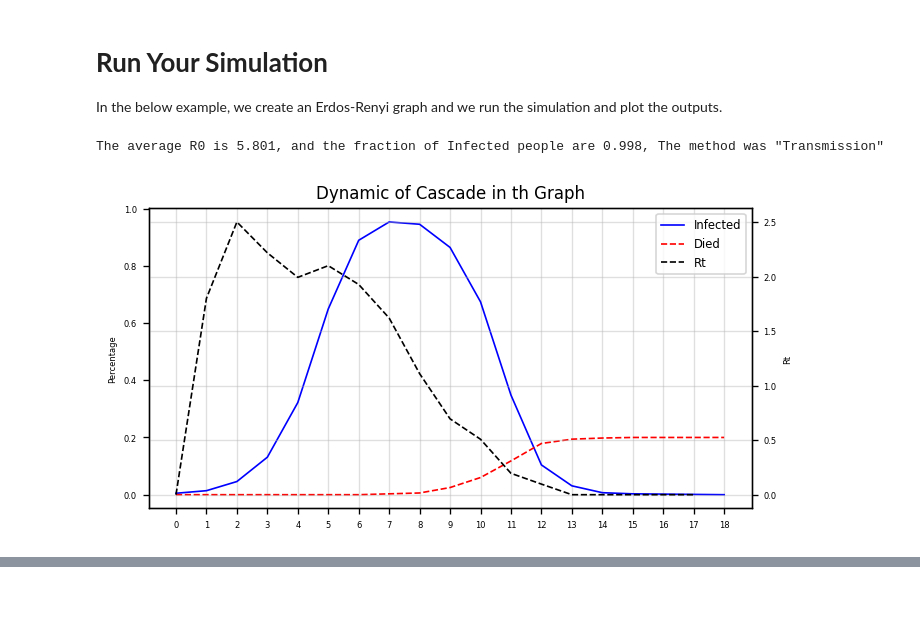
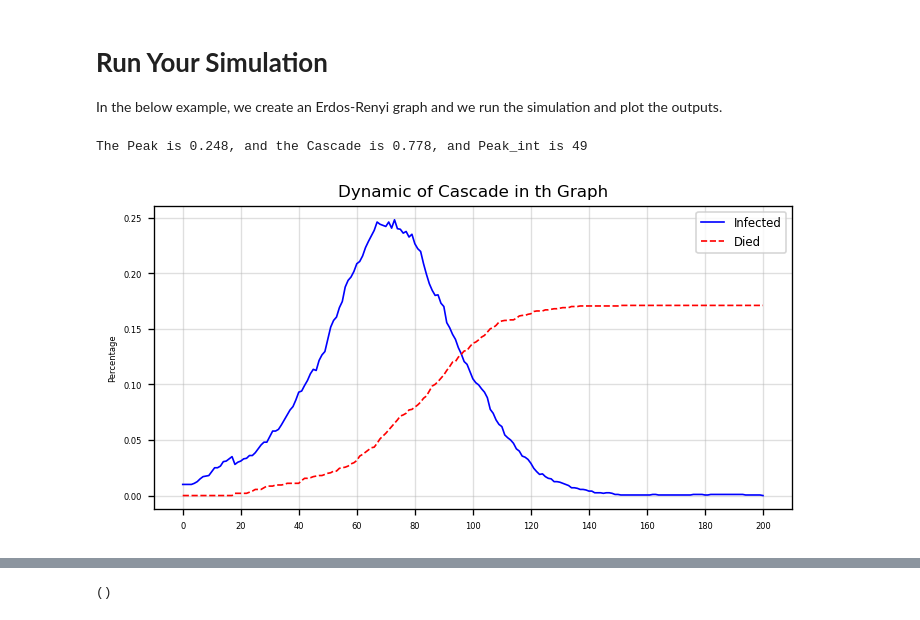
Before and after one commit to MahdiShahrabi/COVID19-Simulation, a Jupyter notebook: Time Dimension/Time_Simulation.ipynb, the cells around one changed output, grey strips where cells are left out. Cells and saved outputs as stored; diff of their text form; code cells hidden in the pictures.

```diff
--- a/Time Dimension/Time_Simulation.ipynb
+++ b/Time Dimension/Time_Simulation.ipynb
@@ -16,6 +19,0 @@ import pytz
-# %%
-## Function to geneate seed
-def generateRandSeed(num,Graph):
-    """ A simple function to generate random seed """
-    out = np.random.choice(list(range(Graph.number_of_nodes())),num,replace=False)
-    return(out)
@@ -337,21 +419,27 @@ In the below example, we create an Erdos-Renyi graph and we run the simulation a
 # %%
 %%time
 # Example
-n = 1000
-d = 40
+n = 2000
+d = 20
+c = 0.01
 G = nx.erdos_renyi_graph(n,d/n)
-edge_weight = dict(zip(G.edges(),[uniform(0.01,0.1) for x in range(len(G.edges()))]))
+# G = deepcopy(FB_Graph)
+edge_weight = dict(zip(G.edges(),[c for x in range(len(G.edges()))]))
 nx.set_edge_attributes(G,edge_weight,'weight')
 
 method = 'Transmission'
-out = Simulate_SIR_Time (deepcopy(G),Maximum_Time=10000,Seasons=[20,40,60,80],P_seasons = [1,1,1,1],
-                   Seeds = generateRandSeed(5,G), n_dr=5, q_die=0.2, n_s=2, q_s=0.3, how=method)
+out = Simulate_SIR_Time (deepcopy(G),Maximum_Time=1000,
+                       Seasons=[50,100,150,200],P_seasons = [1,1,1,1],
+                       Seeds = generateRandSeed(20,G),
+                       n_dr=17, q_die=0.2, n_exposed=3,q_symptotic=0.5, q_s=0.5,
+                       how='Transmission',
+                       time_policy={'mode':'stochastic','stochastic':{'p':1},
+                                    'deterministic':{'group_num':2,'method':'divide'}},
+                       pnt=False)
 
-print('The average R0 is {:0.3f}, and the fraction of Infected people are {:0.3f}, The method was "{}"'.format(out[2],out[3],method))
-data = out[0]
-data['Rt'] = 0
-data['Rt'].iloc[1:] = out[4]
-plot_simulation_output(Graphsize=G.number_of_nodes(),data = data,module=['Infected','Died','Rt'])
+print('The Peak is {:0.3f}, and the Cascade is {:0.3f}, and Peak_int is {}'.format(
+    out['Peak'],out['Cascade'],out['Peak_int']))
+plot_simulation_output(Graphsize=G.number_of_nodes(),data = out,module=['Infected','Died'])
 # %% [output]
-The average R0 is 5.801, and the fraction of Infected people are 0.998, The method was "Transmission"
+The Peak is 0.248, and the Cascade is 0.778, and Peak_int is 49
-[figure, old version]
+[figure, new version]
@@ -359,0 +447 @@ Wall time: 821 ms
+()
```
Also changed, not shown: parts of 11 cells of this notebook, 3 other files.
